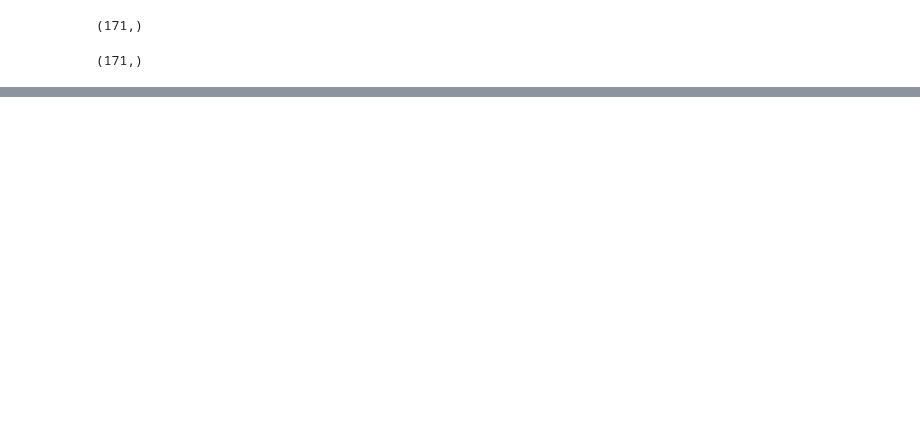
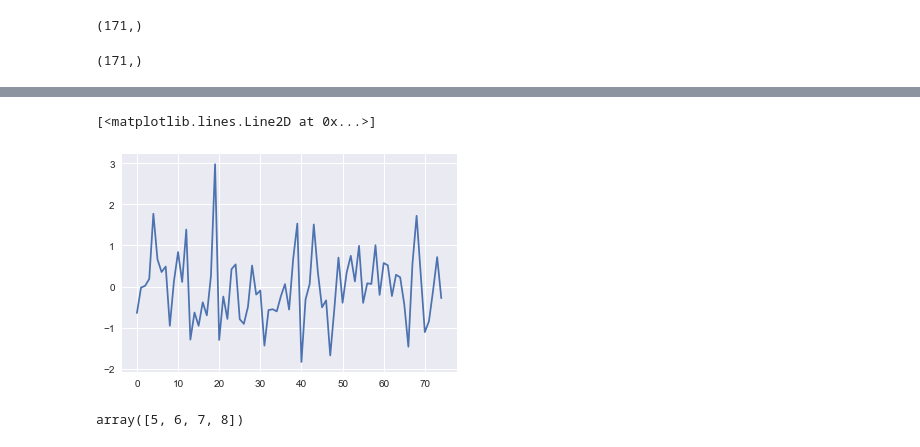
Before and after one commit to davidjuliancaldwell/machine-learning-class, a Jupyter notebook: hw2/hw2_LASSO_nb.ipynb, the cells around one changed output, grey strips where cells are left out. Drawn from its saved outputs; the diff is of its cells as text; code cells hidden in the pictures; blank space fills up the shorter version.

Commit message:
changes exploring the effect of random and non random weights

```diff
--- a/hw2/hw2_LASSO_nb.ipynb
+++ b/hw2/hw2_LASSO_nb.ipynb
@@ -389,0 +425,19 @@ np.shape(correct_non_zero_vec)
+# %%
+n = 50
+d = 75
+#n = 4000
+#d = 6000
+k = 5
+sigma = 1
+
+# generate x_i
+cov_mat = np.identity(d)
+avg = np.zeros((d,))
+x = np.random.multivariate_normal(avg,cov_mat,n)
+x = np.random.multivariate_normal(avg,cov_mat)
+
+np.shape(x)
+plt.plot(x)
+# %% [output]
+[<matplotlib.lines.Line2D at 0x...>]
+[figure, added]
@@ -389,0 +498,5 @@ np.shape(correct_non_zero_vec)
+# %%
+k = np.array([1,2,3,4])
+k + 4
+# %% [output]
+array([5, 6, 7, 8])
```
Also changed, not shown: parts of 8 cells of this notebook, 3 other files.
